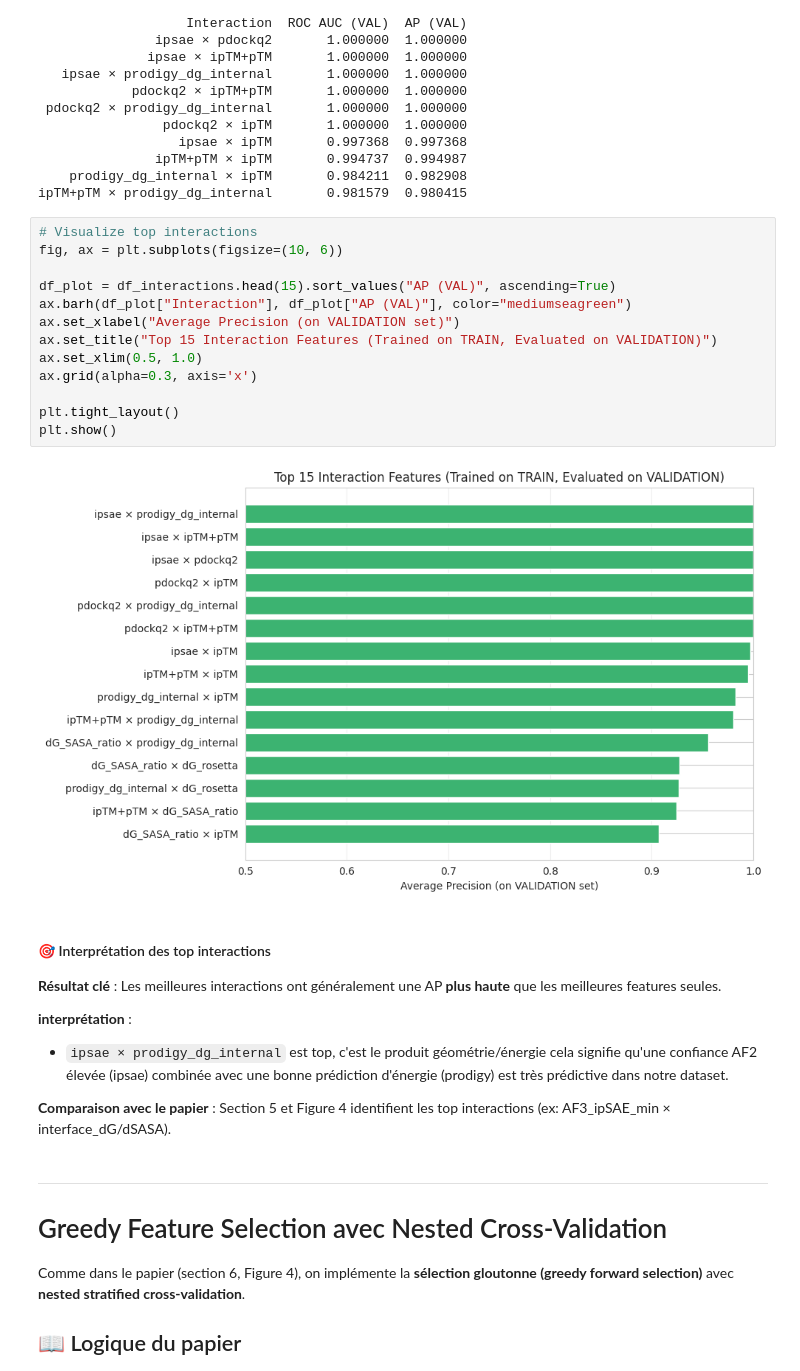
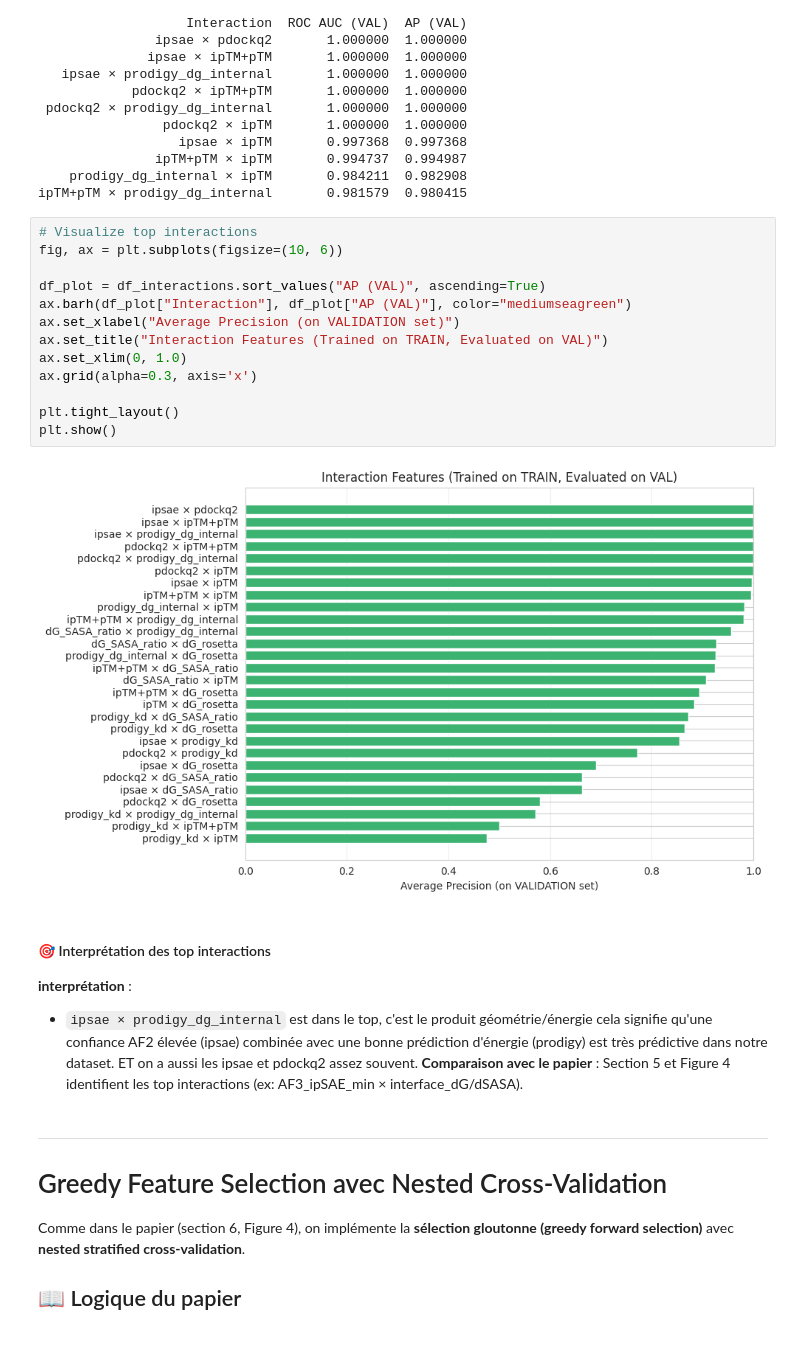
Before and after one commit to KessenP/explorae, a Jupyter notebook: notebooks/binder_selection_pipeline.ipynb, the cells around one changed output. Cells and saved outputs as stored; diff of their text form; blank space fills up the shorter version.

```diff
--- a/notebooks/binder_selection_pipeline.ipynb
+++ b/notebooks/binder_selection_pipeline.ipynb
@@ -852,26 +1002,24 @@ ipTM+pTM × prodigy_dg_internal       0.981579  0.980415
 # %%
 # Visualize top interactions
 fig, ax = plt.subplots(figsize=(10, 6))
 
-df_plot = df_interactions.head(15).sort_values("AP (VAL)", ascending=True)
+df_plot = df_interactions.sort_values("AP (VAL)", ascending=True)
 ax.barh(df_plot["Interaction"], df_plot["AP (VAL)"], color="mediumseagreen")
 ax.set_xlabel("Average Precision (on VALIDATION set)")
-ax.set_title("Top 15 Interaction Features (Trained on TRAIN, Evaluated on VALIDATION)")
-ax.set_xlim(0.5, 1.0)
+ax.set_title("Interaction Features (Trained on TRAIN, Evaluated on VAL)")
+ax.set_xlim(0, 1.0)
 ax.grid(alpha=0.3, axis='x')
 
 plt.tight_layout()
 plt.show()
 # %% [output]
-[figure, old version]
+[figure, new version]
 # %% [markdown]
 #### 🎯 Interprétation des top interactions
 
-**Résultat clé** : Les meilleures interactions ont généralement une AP **plus haute** que les meilleures features seules.
-
 **interprétation** :
-- `ipsae × prodigy_dg_internal` est top, c'est le produit géométrie/énergie cela signifie qu'une confiance AF2 élevée (ipsae) combinée avec une bonne prédiction d'énergie (prodigy) est très prédictive dans notre dataset.
-
+- `ipsae × prodigy_dg_internal` est dans le top, c'est le produit géométrie/énergie cela signifie qu'une confiance AF2 élevée (ipsae) combinée avec une bonne prédiction d'énergie (prodigy) est très prédictive dans notre dataset.
+ET on a aussi les ipsae et pdockq2 assez souvent.
 **Comparaison avec le papier** : Section 5 et Figure 4 identifient les top interactions (ex: AF3_ipSAE_min × interface_dG/dSASA).
 # %% [markdown]
 ---
```
Also changed, not shown: parts of 20 cells of this notebook.
